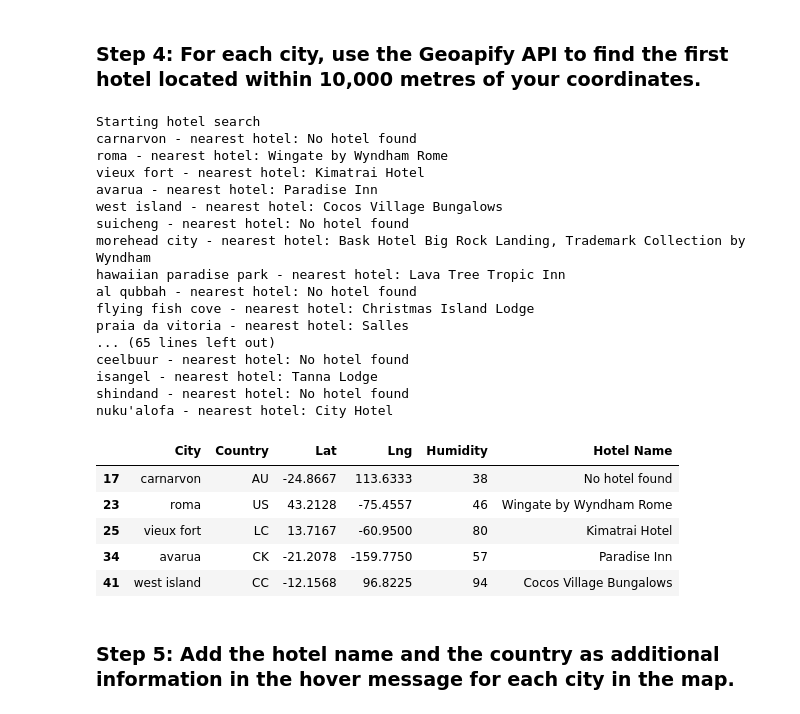
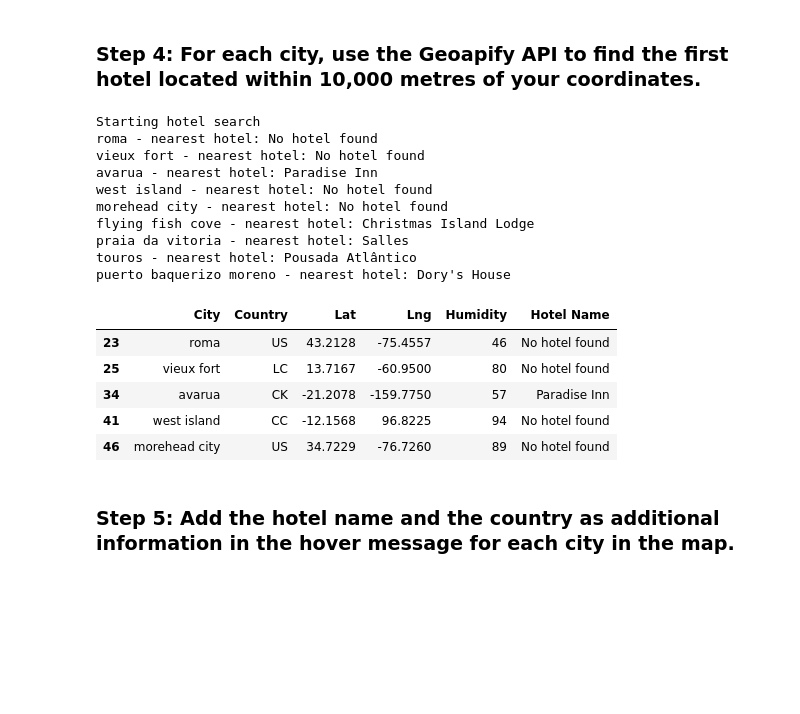
Before and after one commit to aglantzrbc/python-api-challenge, a Jupyter notebook: VacationPy/VacationPy.ipynb, the cells around one changed output. Drawn from its saved outputs; the diff is of its cells as text; code cells hidden in the pictures; blank space fills up the shorter version.

```diff
--- a/VacationPy/VacationPy.ipynb
+++ b/VacationPy/VacationPy.ipynb
@@ -77,13 +77,13 @@ ideal_weather_cities
 ### Step 3: Create a new DataFrame called `hotel_df`.
 # %%
 # Use the Pandas copy function to create DataFrame called hotel_df to store the city, country, coordinates, and humidity
-hotels_df = ideal_weather_cities[["City", "Country", "Lat", "Lng", "Humidity"]].copy()
+hotel_df = ideal_weather_cities[["City", "Country", "Lat", "Lng", "Humidity"]].copy()
 
 # Add an empty column, "Hotel Name," to the DataFrame so you can store the hotel found using the Geoapify API
-hotels_df["Hotel Name"] = ""
+hotel_df["Hotel Name"] = ""
 
 # Display sample data
-hotels_df.head()
+hotel_df.head()
 # %% [output]
 |  | City | Country | Lat | Lng | Humidity | Hotel Name |
 | 17 | carnarvon | AU | -24.8667 | 113.6333 | 38 |  |
@@ -95,7 +95,7 @@ hotels_df.head()
 ### Step 4: For each city, use the Geoapify API to find the first hotel located within 10,000 metres of your coordinates.
 # %%
 # Set parameters to search for a hotel
-radius = 15000
+radius = 1000
 categories = ["accommodation.hotel"]
 params = {
     "categories" : categories,
@@ -105,62 +105,66 @@ params = {
 # Print a message to follow up the hotel search
 print("Starting hotel search")
 
+# Define a counter to keep track of the number of cities processed
+city_count = 0
+
 # Iterate through the hotel_df DataFrame
-for index, row in hotels_df.iterrows():
+for index, row in hotel_df.iterrows():
+
+    # Check if the desired number of cities have been processed (per instructions, trying to limit to 10 or so with hotels)
+    if city_count >= 15:
+        break
+
     # get latitude, longitude from the DataFrame
     lat = row["Lat"]
     long = row["Lng"]
 
     # Add filter and bias parameters with the current city's latitude and longitude to the params dictionary
     params["filter"] = f"circle:{long},{lat},{radius}"
     params["bias"] = f"proximity:{long},{lat}"
 
     # Set base URL
     base_url = "https://api.geoapify.com/v2/places"
 
 
     # Make an API request using the params dictionaty
     name_address = requests.get(base_url, params = params)
 
     # Convert the API response to JSON format
     name_address = name_address.json()
 
     # Grab the first hotel from the results and store the name in the hotel_df DataFrame
     try:
-        hotels_df.loc[index, "Hotel Name"] = name_address["features"][0]["properties"]["name"]
+        hotel_df.loc[index, "Hotel Name"] = name_address["features"][0]["properties"]["name"]
     except (KeyError, IndexError):
         # If no hotel is found, set the hotel name as "No hotel found".
-        hotels_df.loc[index, "Hotel Name"] = "No hotel found"
+        hotel_df.loc[index, "Hotel Name"] = "No hotel found"
 
     # Log the search results
-    print(f"{hotels_df.loc[index, 'City']} - nearest hotel: {hotels_df.loc[index, 'Hotel Name']}")
+    print(f"{hotel_df.loc[index, 'City']} - nearest hotel: {hotel_df.loc[index, 'Hotel Name']}")
+
+    # Increment the city_count by 1
+    city_count += 1
 
 # Display sample data
-hotels_df.head()
+hotel_df.head()
 # %% [output]
 Starting hotel search
-carnarvon - nearest hotel: No hotel found
-roma - nearest hotel: Wingate by Wyndham Rome
-vieux fort - nearest hotel: Kimatrai Hotel
+roma - nearest hotel: No hotel found
+vieux fort - nearest hotel: No hotel found
 avarua - nearest hotel: Paradise Inn
-west island - nearest hotel: Cocos Village Bungalows
-suicheng - nearest hotel: No hotel found
-morehead city - nearest hotel: Bask Hotel Big Rock Landing, Trademark Collection by Wyndham
-hawaiian paradise park - nearest hotel: Lava Tree Tropic Inn
-al qubbah - nearest hotel: No hotel found
+west island - nearest hotel: No hotel found
+morehead city - nearest hotel: No hotel found
 flying fish cove - nearest hotel: Christmas Island Lodge
 praia da vitoria - nearest hotel: Salles
-... (65 lines left out)
-ceelbuur - nearest hotel: No hotel found
-isangel - nearest hotel: Tanna Lodge
-shindand - nearest hotel: No hotel found
-nuku'alofa - nearest hotel: City Hotel
+touros - nearest hotel: Pousada Atlântico
+puerto baquerizo moreno - nearest hotel: Dory's House
 |  | City | Country | Lat | Lng | Humidity | Hotel Name |
-| 17 | carnarvon | AU | -24.8667 | 113.6333 | 38 | No hotel found |
-| 23 | roma | US | 43.2128 | -75.4557 | 46 | Wingate by Wyndham Rome |
-| 25 | vieux fort | LC | 13.7167 | -60.9500 | 80 | Kimatrai Hotel |
+| 23 | roma | US | 43.2128 | -75.4557 | 46 | No hotel found |
+| 25 | vieux fort | LC | 13.7167 | -60.9500 | 80 | No hotel found |
 | 34 | avarua | CK | -21.2078 | -159.7750 | 57 | Paradise Inn |
-| 41 | west island | CC | -12.1568 | 96.8225 | 94 | Cocos Village Bungalows |
+| 41 | west island | CC | -12.1568 | 96.8225 | 94 | No hotel found |
+| 46 | morehead city | US | 34.7229 | -76.7260 | 89 | No hotel found |
 # %% [markdown]
 ### Step 5: Add the hotel name and the country as additional information in the hover message for each city in the map.
 # %%
```
Also changed, not shown: parts of 2 cells of this notebook.
